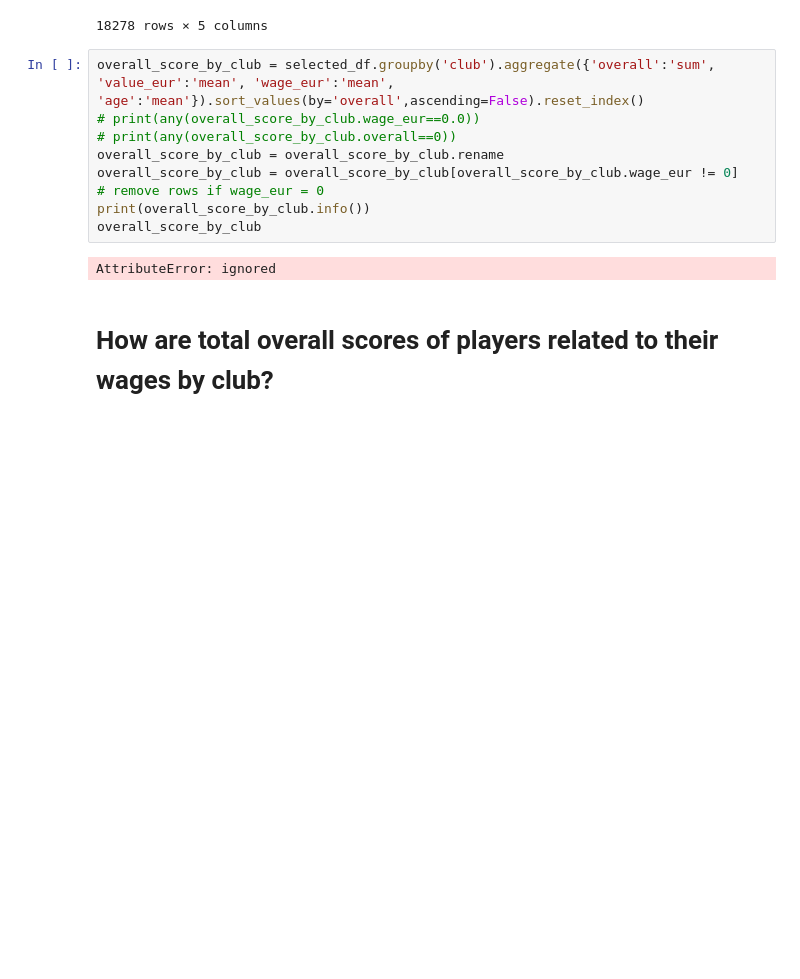
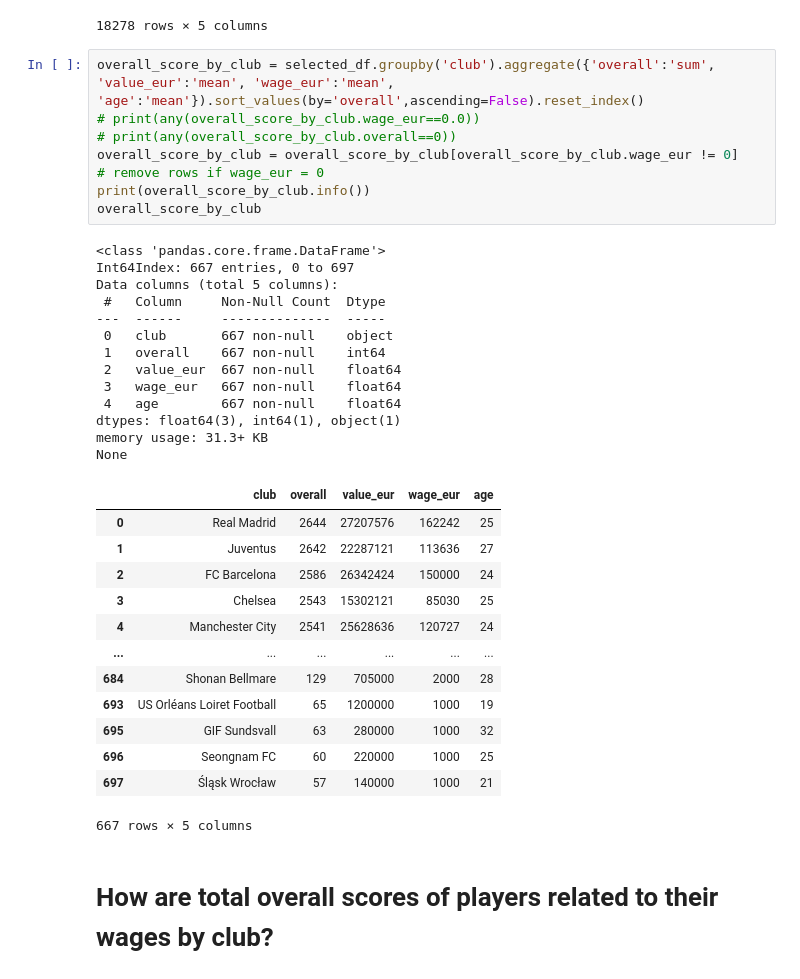
Before and after one commit to heesukjang/W209_DataViz_Summer2023, a Jupyter notebook: Unit_Assignments/Week_04_Assignment.ipynb, the cells around one changed output. Saved outputs shown, nothing was run; the diff lists cells and outputs as text; blank space fills up the shorter version.

```diff
--- a/Unit_Assignments/Week_04_Assignment.ipynb
+++ b/Unit_Assignments/Week_04_Assignment.ipynb
@@ -157,13 +157,37 @@ selected_df
 # %%
 overall_score_by_club = selected_df.groupby('club').aggregate({'overall':'sum', 'value_eur':'mean', 'wage_eur':'mean', 'age':'mean'}).sort_values(by='overall',ascending=False).reset_index()
 # print(any(overall_score_by_club.wage_eur==0.0))
 # print(any(overall_score_by_club.overall==0))
-overall_score_by_club = overall_score_by_club.rename
 overall_score_by_club = overall_score_by_club[overall_score_by_club.wage_eur != 0]   # remove rows if wage_eur = 0
 print(overall_score_by_club.info())
 overall_score_by_club
 # %% [output]
-AttributeError: ignored
+<class 'pandas.core.frame.DataFrame'>
+Int64Index: 667 entries, 0 to 697
+Data columns (total 5 columns):
+ #   Column     Non-Null Count  Dtype
+---  ------     --------------  -----
+ 0   club       667 non-null    object
+ 1   overall    667 non-null    int64
+ 2   value_eur  667 non-null    float64
+ 3   wage_eur   667 non-null    float64
+ 4   age        667 non-null    float64
+dtypes: float64(3), int64(1), object(1)
+memory usage: 31.3+ KB
+None
+|  | club | overall | value_eur | wage_eur | age |
+| 0 | Real Madrid | 2644 | 27207576 | 162242 | 25 |
+| 1 | Juventus | 2642 | 22287121 | 113636 | 27 |
+| 2 | FC Barcelona | 2586 | 26342424 | 150000 | 24 |
+| 3 | Chelsea | 2543 | 15302121 | 85030 | 25 |
+| 4 | Manchester City | 2541 | 25628636 | 120727 | 24 |
+| ... | ... | ... | ... | ... | ... |
+| 684 | Shonan Bellmare | 129 | 705000 | 2000 | 28 |
+| 693 | US Orléans Loiret Football | 65 | 1200000 | 1000 | 19 |
+| 695 | GIF Sundsvall | 63 | 280000 | 1000 | 32 |
+| 696 | Seongnam FC | 60 | 220000 | 1000 | 25 |
+| 697 | Śląsk Wrocław | 57 | 140000 | 1000 | 21 |
+667 rows × 5 columns
 # %% [markdown]
 # How are **total overall scores** of players related to their **wages** by **club**?
 # %%
```
Also changed, not shown: parts of 2 cells of this notebook.
